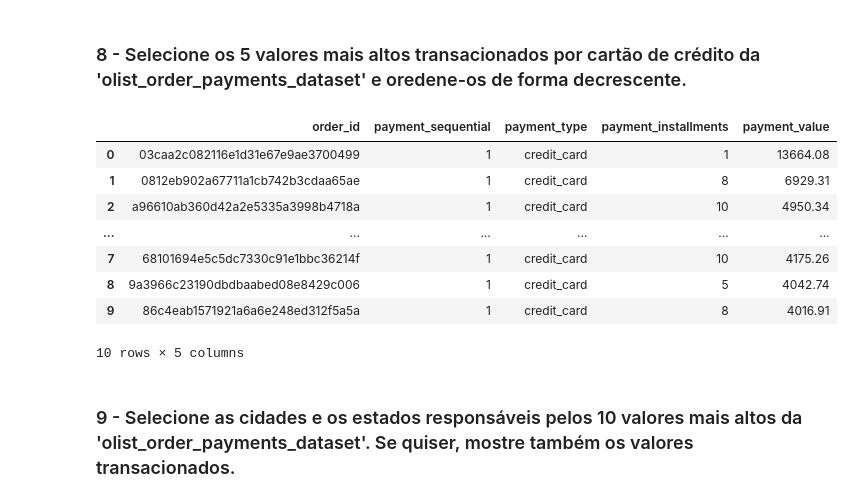
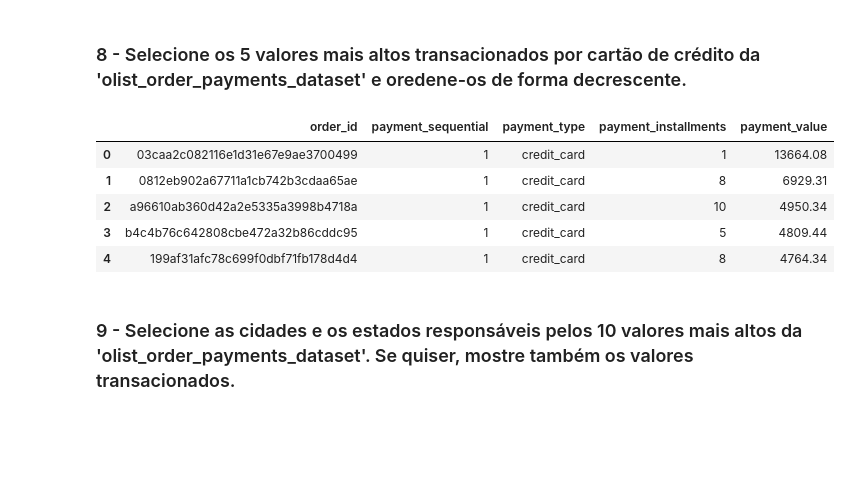
Before and after one commit to thaispatricio9/br-sql-exercises, a Jupyter notebook: sqlite3_exercises.ipynb, the cells around one changed output. Saved outputs shown, nothing was run; the diff lists cells and outputs as text; code cells hidden in the pictures; blank space fills up the shorter version.

```diff
--- a/sqlite3_exercises.ipynb
+++ b/sqlite3_exercises.ipynb
@@ -44,3 +42,5 @@ conn = sqlite3. ...('olist_ecommerce.db')
+# %%
+conn = lite.connect('olist_ecommerce_antiga.db')
 # %% [markdown]
 Criamos a função auxiliar abaixo que permitirá que você se preocupe apenas com a sintaxe de SQL, uma vez que o código em Python já está resolvido. \
 Para utilizá-la, basta inserir o código como um argumento da função \
@@ -136,18 +137,15 @@ consulta('''SELECT * from olist_order_payments_dataset
 ### 8 - Selecione os 5 valores mais altos transacionados por cartão de crédito da 'olist_order_payments_dataset' e oredene-os de forma decrescente.
 # %%
 consulta('''SELECT * from olist_order_payments_dataset
-            ...
-            ... payment_value DESC
-            ...''')
+            WHERE payment_type = "credit_card"
+            ORDER BY payment_value DESC
+            LIMIT 5''')
 # %% [output]
 |  | order_id | payment_sequential | payment_type | payment_installments | payment_value |
 | 0 | 03caa2c082116e1d31e67e9ae3700499 | 1 | credit_card | 1 | 13664.08 |
 | 1 | 0812eb902a67711a1cb742b3cdaa65ae | 1 | credit_card | 8 | 6929.31 |
 | 2 | a96610ab360d42a2e5335a3998b4718a | 1 | credit_card | 10 | 4950.34 |
-| ... | ... | ... | ... | ... | ... |
-| 7 | 68101694e5c5dc7330c91e1bbc36214f | 1 | credit_card | 10 | 4175.26 |
-| 8 | 9a3966c23190dbdbaabed08e8429c006 | 1 | credit_card | 5 | 4042.74 |
-| 9 | 86c4eab1571921a6a6e248ed312f5a5a | 1 | credit_card | 8 | 4016.91 |
+| 3 | b4c4b76c642808cbe472a32b86cddc95 | 1 | credit_card | 5 | 4809.44 |
+| 4 | 199af31afc78c699f0dbf71fb178d4d4 | 1 | credit_card | 8 | 4764.34 |
-10 rows × 5 columns
 # %% [markdown]
 ### 9 - Selecione as cidades e os estados responsáveis pelos 10 valores mais altos da 'olist_order_payments_dataset'. Se quiser, mostre também os valores transacionados.
```
Also changed, not shown: parts of 10 cells of this notebook.
